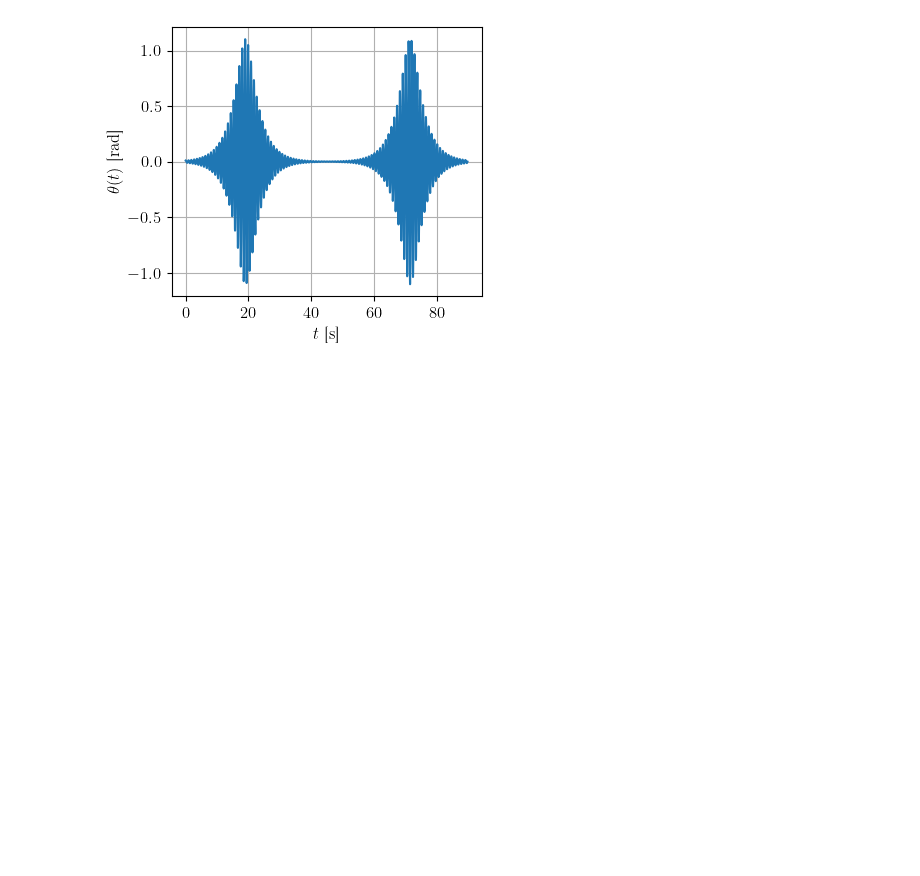
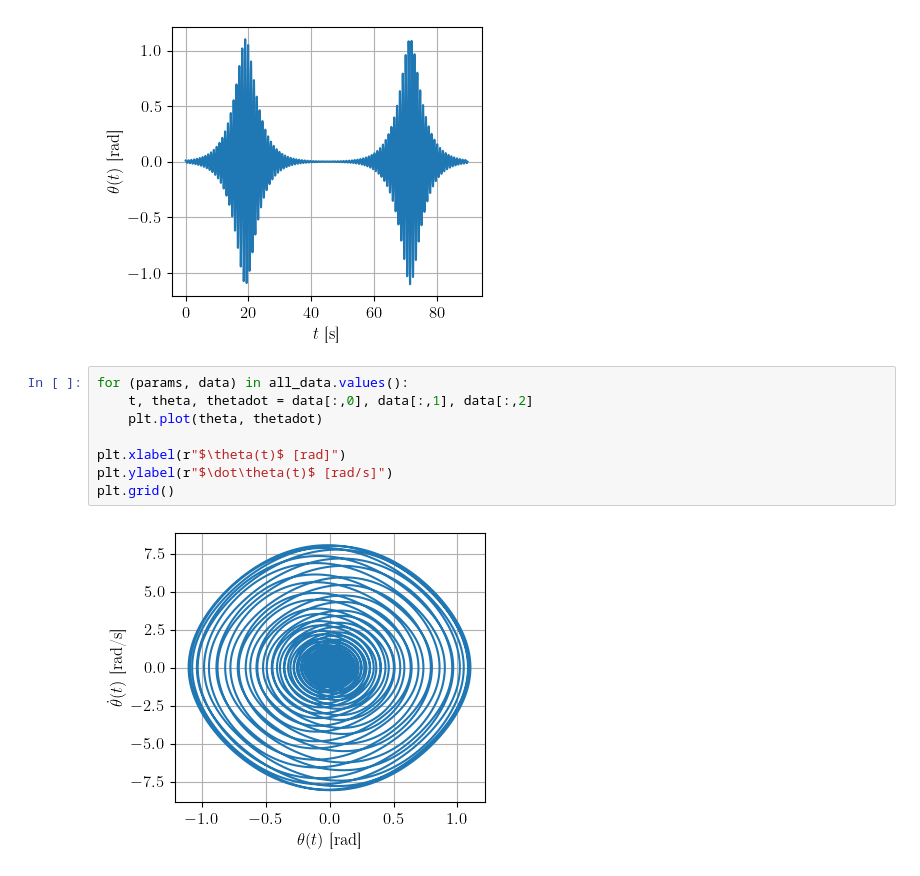
Before and after one commit to TomVdt/PhysNum, a Jupyter notebook: exercice2/analysis/analysis3ci.ipynb, the cells around one changed output. Drawn from its saved outputs; the diff is of its cells as text; blank space fills up the shorter version.

```diff
--- a/exercice2/analysis/analysis3ci.ipynb
+++ b/exercice2/analysis/analysis3ci.ipynb
@@ -125,3 +125,13 @@ plt.grid()
 plt.savefig(export_path + 'excitation_smol_traj.pdf')
 # %% [output]
 [figure]
+# %%
+for (params, data) in all_data.values():
+    t, theta, thetadot = data[:,0], data[:,1], data[:,2]
+    plt.plot(theta, thetadot)
+
+plt.xlabel(r"$\theta(t)$ [rad]")
+plt.ylabel(r"$\dot\theta(t)$ [rad/s]")
+plt.grid()
+# %% [output]
+[figure, added]
```
Also changed, not shown: 3 other files.
